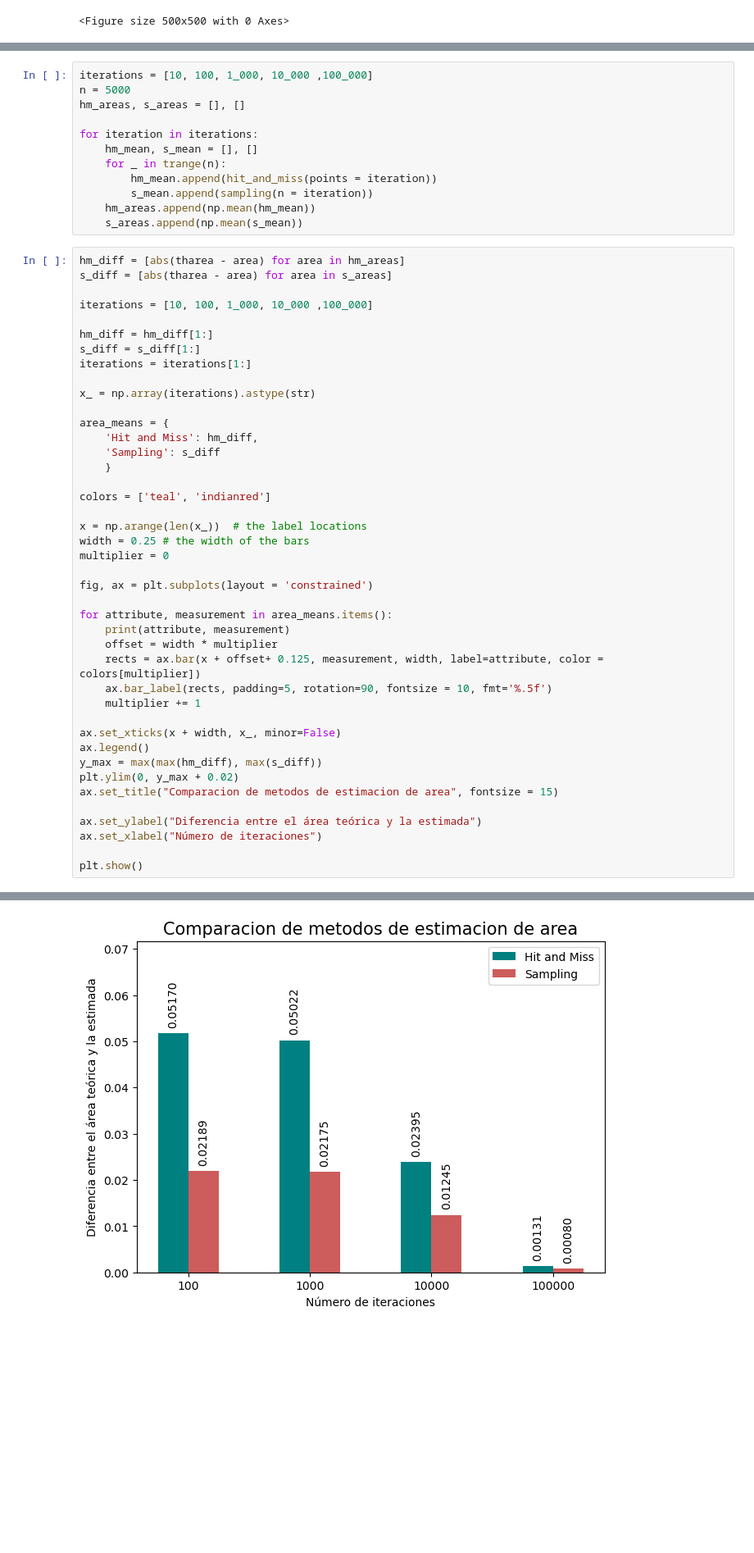
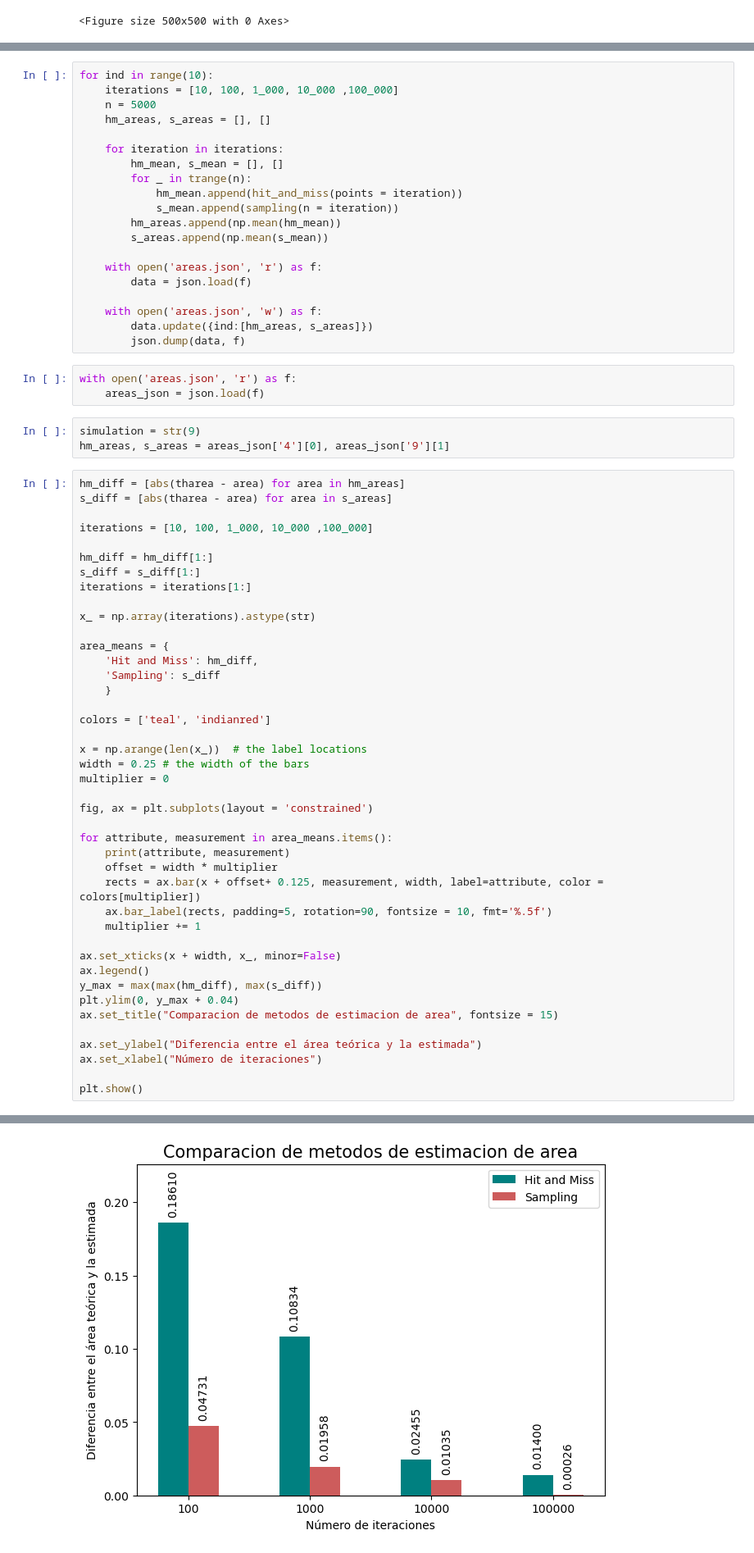
Before and after one commit to Jaimendo99/Modelos-y-Simulacion, a Jupyter notebook: monte_carlo_hw.ipynb, the cells around one changed output, grey strips where cells are left out. Shown at 82% size. Saved outputs shown, nothing was run; the diff lists cells and outputs as text; blank space fills up the shorter version.

Commit message:
Added simulation results json

```diff
--- a/monte_carlo_hw.ipynb
+++ b/monte_carlo_hw.ipynb
@@ -179,17 +180,31 @@ def sampling(radio = 20, n = 1_000_000):
     area = np.sum(hieght*width)*2
     return area
 # %%
-iterations = [10, 100, 1_000, 10_000 ,100_000]
-n = 5000
-hm_areas, s_areas = [], []
+for ind in range(10):
+    iterations = [10, 100, 1_000, 10_000 ,100_000]
+    n = 5000
+    hm_areas, s_areas = [], []
 
-for iteration in iterations:
-    hm_mean, s_mean = [], []
-    for _ in trange(n):
-        hm_mean.append(hit_and_miss(points = iteration))
-        s_mean.append(sampling(n = iteration))
-    hm_areas.append(np.mean(hm_mean))
-    s_areas.append(np.mean(s_mean))
+    for iteration in iterations:
+        hm_mean, s_mean = [], []
+        for _ in trange(n):
+            hm_mean.append(hit_and_miss(points = iteration))
+            s_mean.append(sampling(n = iteration))
+        hm_areas.append(np.mean(hm_mean))
+        s_areas.append(np.mean(s_mean))
+
+    with open('areas.json', 'r') as f:
+        data = json.load(f)
+
+    with open('areas.json', 'w') as f:
+        data.update({ind:[hm_areas, s_areas]})
+        json.dump(data, f)
+# %%
+with open('areas.json', 'r') as f:
+    areas_json = json.load(f)
+# %%
+simulation = str(9)
+hm_areas, s_areas = areas_json['4'][0], areas_json['9'][1]
 # %%
 hm_diff = [abs(tharea - area) for area in hm_areas]
 s_diff = [abs(tharea - area) for area in s_areas]
@@ -225,7 +240,7 @@ for attribute, measurement in area_means.items():
 ax.set_xticks(x + width, x_, minor=False)
 ax.legend()
 y_max = max(max(hm_diff), max(s_diff))
-plt.ylim(0, y_max + 0.02)
+plt.ylim(0, y_max + 0.04)
 ax.set_title("Comparacion de metodos de estimacion de area", fontsize = 15)
 
 ax.set_ylabel("Diferencia entre el área teórica y la estimada")
@@ -238 +253 @@ Sampling [0.021892261952501713, 0.021752599005949946, 0.012446448014458156, 0.00
-[figure, old version]
+[figure, new version]
```
Also changed, not shown: parts of 5 cells of this notebook, 1 other file.
